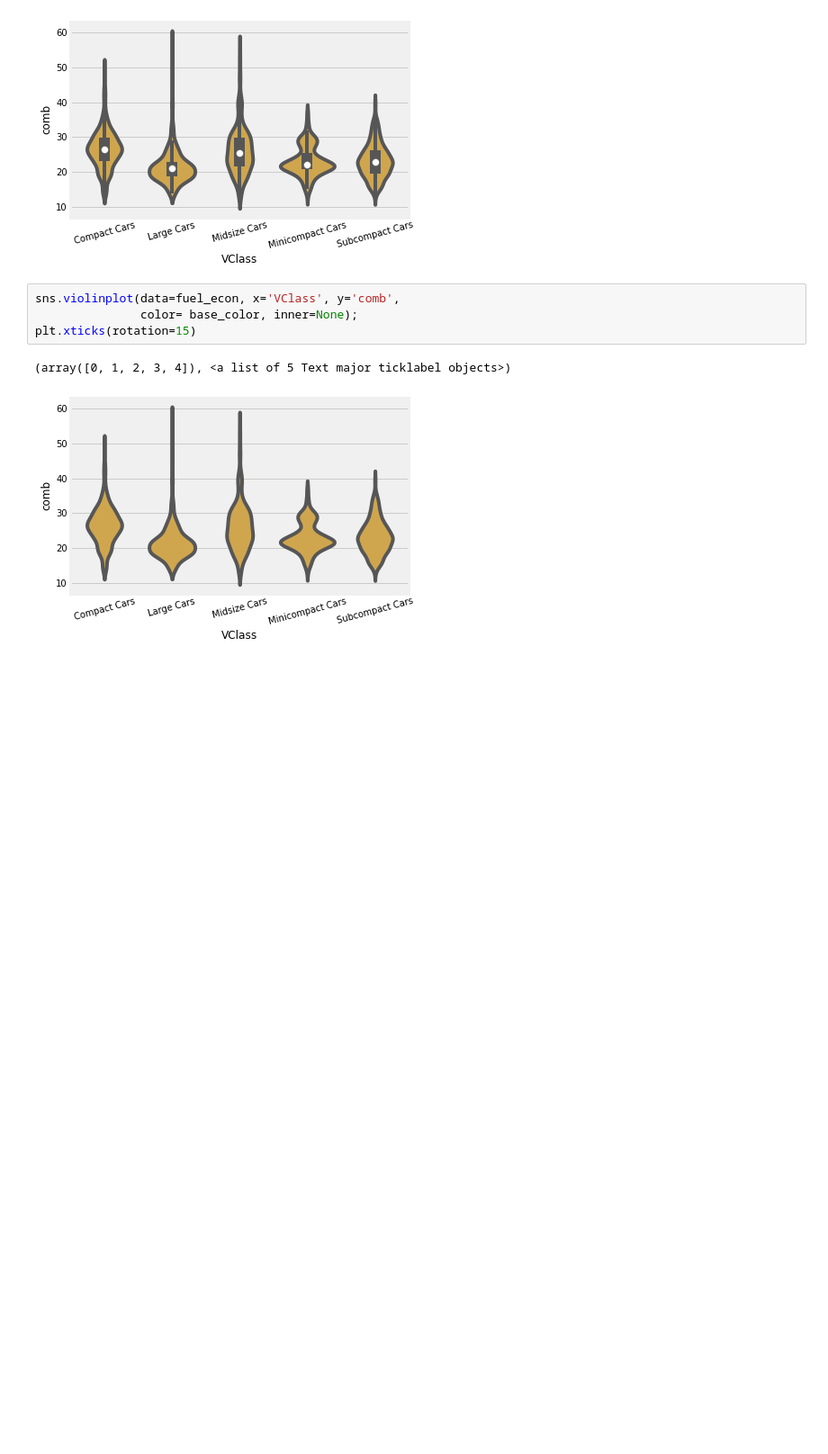
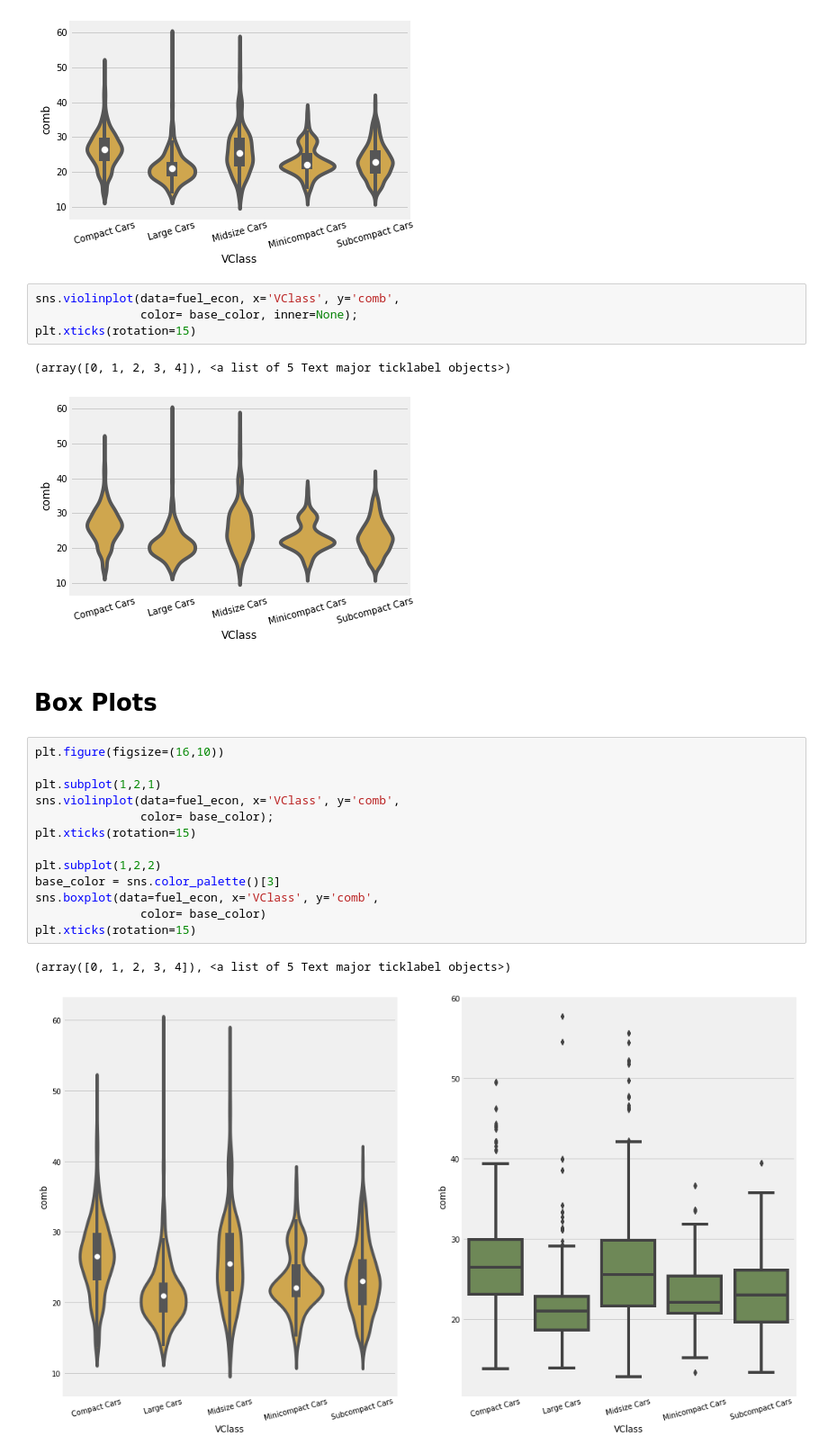
Before and after one commit to dajebbar/AIPND, a Jupyter notebook: Matplotlib_and_Seaborn.ipynb, the cells around one changed output. Shown: that part at 90% size. Drawn from its saved outputs; the diff is of its cells as text; blank space fills up the shorter version.

Commit message:
boxplot

```diff
--- a/Matplotlib_and_Seaborn.ipynb
+++ b/Matplotlib_and_Seaborn.ipynb
@@ -640,3 +640,21 @@ plt.xticks(rotation=15)
 # %% [output]
 (array([0, 1, 2, 3, 4]), <a list of 5 Text major ticklabel objects>)
 [figure]
+# %% [markdown]
+# Box Plots
+# %%
+plt.figure(figsize=(16,10))
+
+plt.subplot(1,2,1)
+sns.violinplot(data=fuel_econ, x='VClass', y='comb',
+               color= base_color);
+plt.xticks(rotation=15)
+
+plt.subplot(1,2,2)
+base_color = sns.color_palette()[3]
+sns.boxplot(data=fuel_econ, x='VClass', y='comb',
+               color= base_color)
+plt.xticks(rotation=15)
+# %% [output]
+(array([0, 1, 2, 3, 4]), <a list of 5 Text major ticklabel objects>)
+[figure, added]
```
